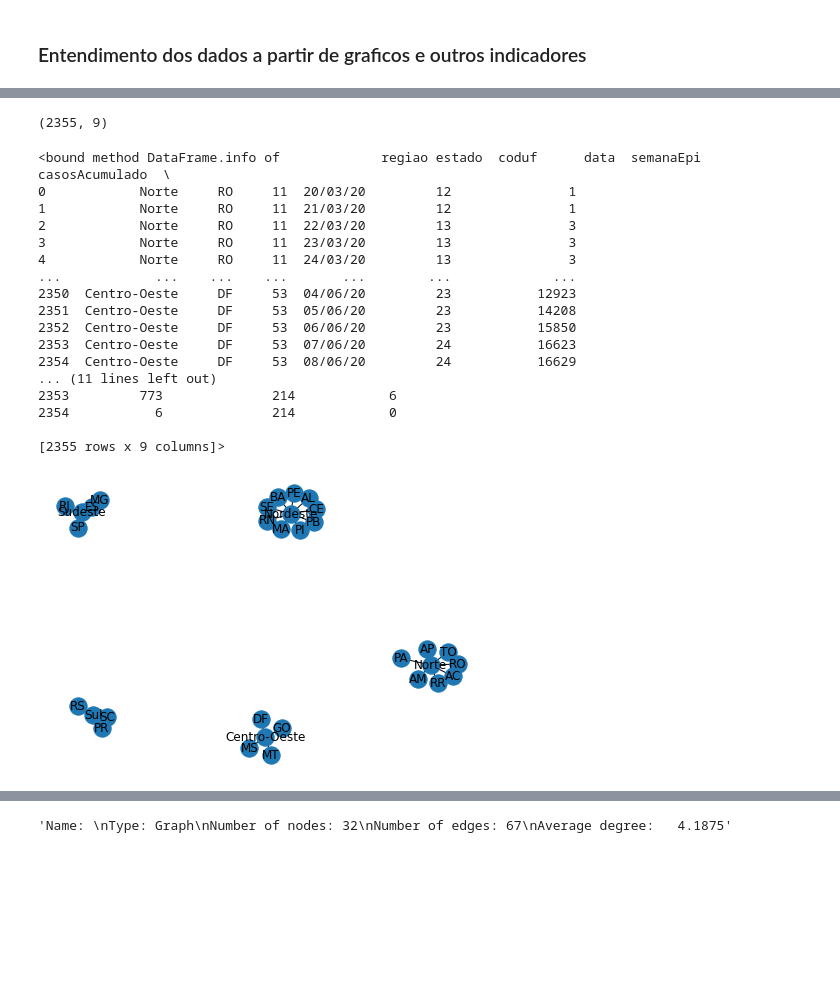
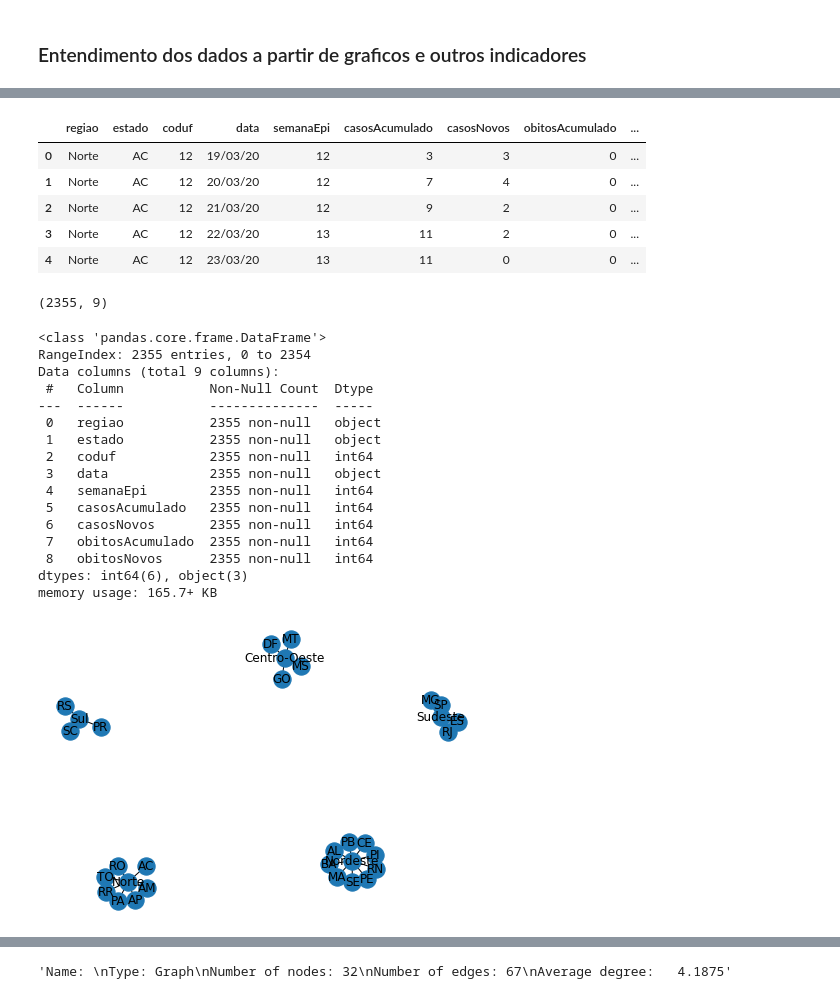
Before and after one commit to JohnnyUFT/RedesComplexas, a Jupyter notebook: Covid19.ipynb, the cells around one changed output, grey strips where cells are left out. Drawn from its saved outputs; the diff is of its cells as text; code cells hidden in the pictures; blank space fills up the shorter version.

```diff
--- a/Covid19.ipynb
+++ b/Covid19.ipynb
@@ -31,32 +33,46 @@ df.sample(5)
+# %%
+# reordena registros (rows) do dataframe para que estados aparecam em ordem alfabetica:
+
+df.sort_values(by=['estado', 'semanaEpi'], inplace=True, ignore_index=True)
+
+df.head()
+# %% [output]
+|  | regiao | estado | coduf | data | semanaEpi | casosAcumulado | casosNovos | obitosAcumulado | ... |
+| 0 | Norte | AC | 12 | 19/03/20 | 12 | 3 | 3 | 0 | ... |
+| 1 | Norte | AC | 12 | 20/03/20 | 12 | 7 | 4 | 0 | ... |
+| 2 | Norte | AC | 12 | 21/03/20 | 12 | 9 | 2 | 0 | ... |
+| 3 | Norte | AC | 12 | 22/03/20 | 13 | 11 | 2 | 0 | ... |
+| 4 | Norte | AC | 12 | 23/03/20 | 13 | 11 | 0 | 0 | ... |
 # %%
 df.shape
 # %% [output]
 (2355, 9)
-# %%
-df.info
-# %% [output]
-<bound method DataFrame.info of             regiao estado  coduf      data  semanaEpi  casosAcumulado  \
-0            Norte     RO     11  20/03/20         12               1
-1            Norte     RO     11  21/03/20         12               1
-2            Norte     RO     11  22/03/20         13               3
-3            Norte     RO     11  23/03/20         13               3
-4            Norte     RO     11  24/03/20         13               3
-...            ...    ...    ...       ...        ...             ...
-2350  Centro-Oeste     DF     53  04/06/20         23           12923
-2351  Centro-Oeste     DF     53  05/06/20         23           14208
-2352  Centro-Oeste     DF     53  06/06/20         23           15850
-2353  Centro-Oeste     DF     53  07/06/20         24           16623
-2354  Centro-Oeste     DF     53  08/06/20         24           16629
-... (11 lines left out)
-2353         773              214            6
-2354           6              214            0
-
-[2355 rows x 9 columns]>
+# %%
+
+df.info()
+# %% [output]
+<class 'pandas.core.frame.DataFrame'>
+RangeIndex: 2355 entries, 0 to 2354
+Data columns (total 9 columns):
+ #   Column           Non-Null Count  Dtype
+---  ------           --------------  -----
+ 0   regiao           2355 non-null   object
+ 1   estado           2355 non-null   object
+ 2   coduf            2355 non-null   int64
+ 3   data             2355 non-null   object
+ 4   semanaEpi        2355 non-null   int64
+ 5   casosAcumulado   2355 non-null   int64
+ 6   casosNovos       2355 non-null   int64
+ 7   obitosAcumulado  2355 non-null   int64
+ 8   obitosNovos      2355 non-null   int64
+dtypes: int64(6), object(3)
+memory usage: 165.7+ KB
 # %%
 # le dados a partir do pandas dataframe:
 # G = nx.from_pandas_edgelist(df, source='pais', target='regiao')
 G = nx.from_pandas_edgelist(df, source='regiao', target='estado')
 # %%
+
 nx.draw(G, with_labels=True)
 # %% [output]
-[figure, old version]
+[figure, new version]
```
Also changed, not shown: parts of 31 cells of this notebook.
